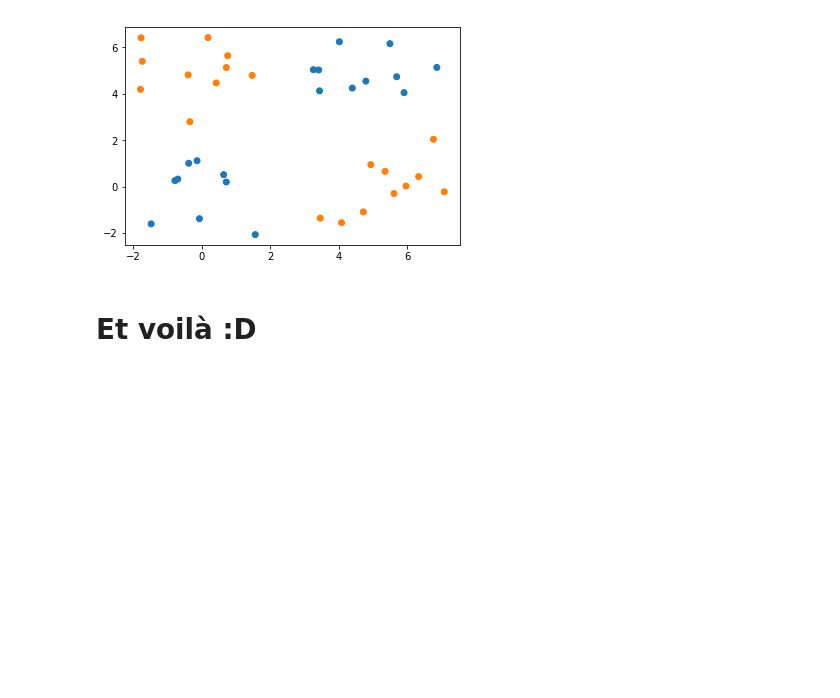
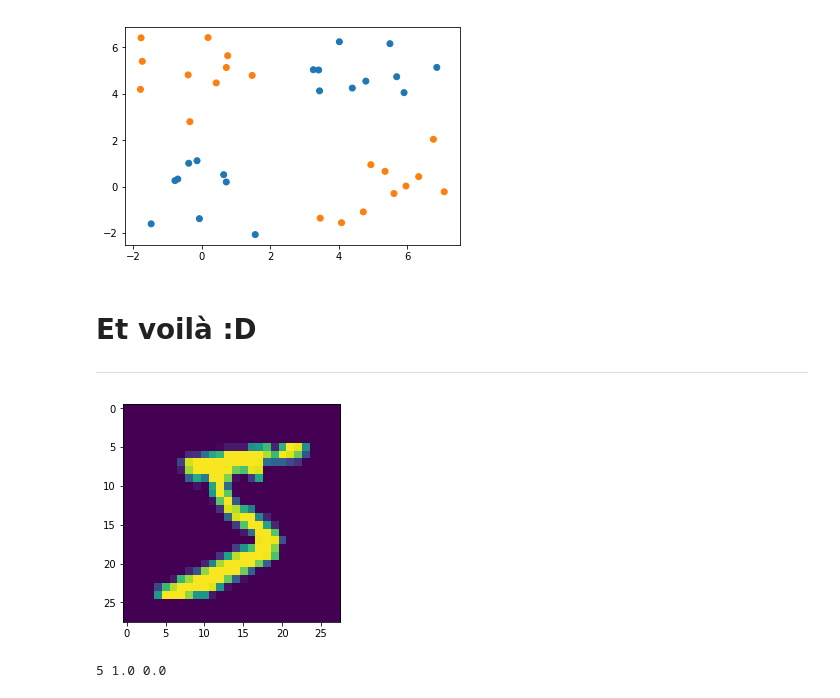
Before and after one commit to GeoTrouvetout/courses, a Jupyter notebook: understanding_ann.ipynb, the cells around one changed output. Cells and saved outputs as stored; diff of their text form; code cells hidden in the pictures; blank space fills up the shorter version.

```diff
--- a/understanding_ann.ipynb
+++ b/understanding_ann.ipynb
@@ -1343,3 +1343,5 @@ plt.show()
 [figure]
 # %% [markdown]
 # Et voilà :D
+
+---------------------------
@@ -1345,0 +1389,12 @@ plt.show()
+# %%
+x_train, t_train = load_mnist("../mnist", kind="train")
+x_test, t_test = load_mnist("../mnist", kind="t10k")
+# %%
+img = x_train[0]/255
+label = t_train[0]
+plt.imshow(img.reshape(28,28))
+plt.show()
+print(label, np.max(img), np.min(img))
+# %% [output]
+[figure, added]
+5 1.0 0.0
```
Also changed, not shown: parts of 9 cells of this notebook.
